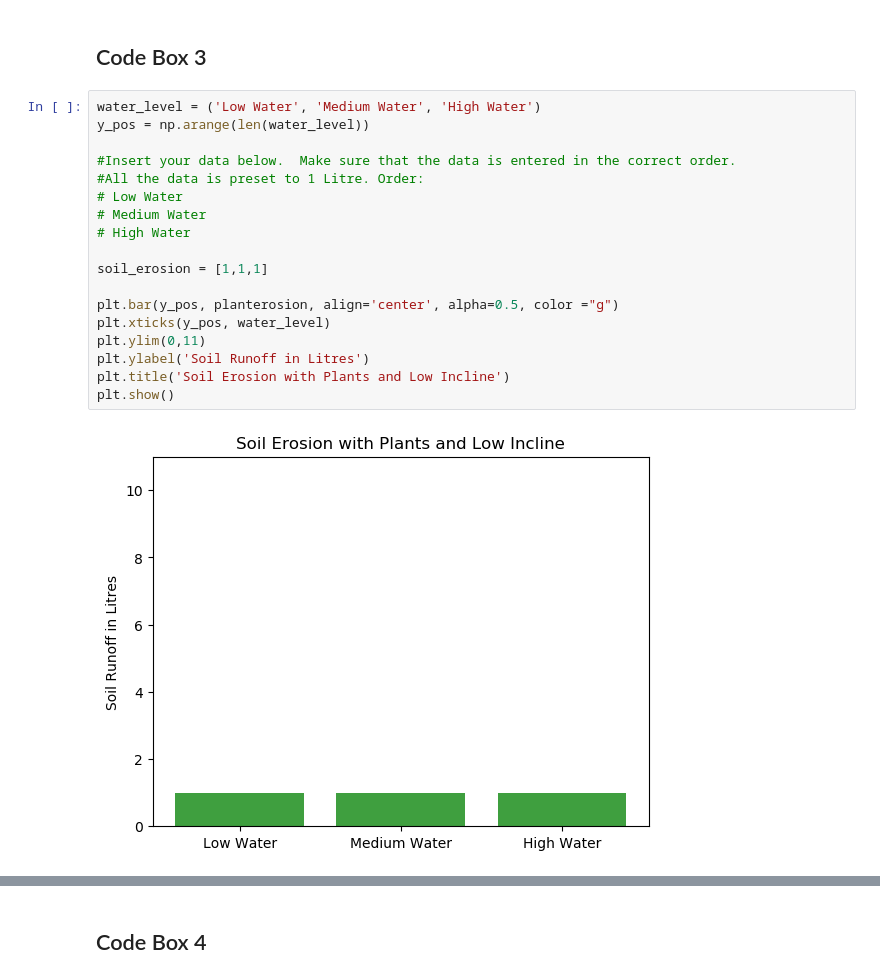
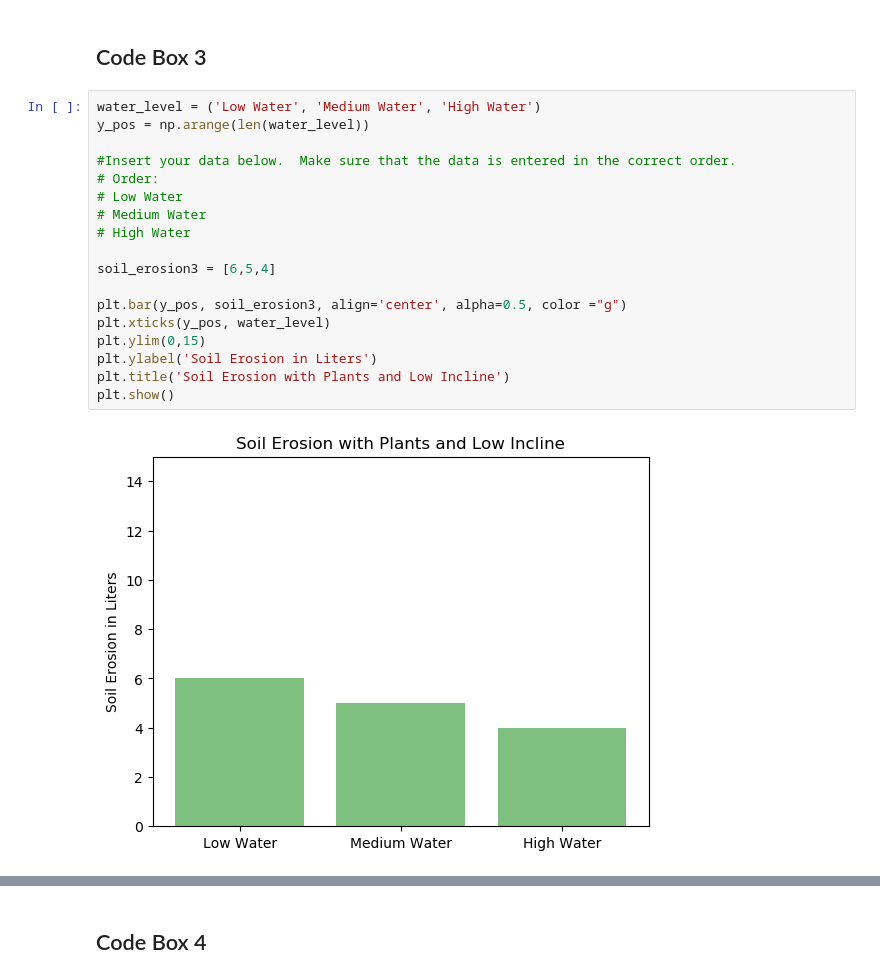
Before and after one commit to adamlamee/OCPS-grade-6, a Jupyter notebook: ErosionFinal.ipynb, the cells around one changed output, grey strips where cells are left out. Saved outputs shown, nothing was run; the diff lists cells and outputs as text.

Commit message:
Updated Erosion Notebook File
defined variables more specifically correlated with Google doc.

```diff
--- a/ErosionFinal.ipynb
+++ b/ErosionFinal.ipynb
@@ -43,20 +39,20 @@ Using the "Eroison: Here Today, Gone Tomorrow" Module run tests for soil erosion
 # %%
 water_level = ('Low Water', 'Medium Water', 'High Water')
 y_pos = np.arange(len(water_level))
 
 #Insert your data below.  Make sure that the data is entered in the correct order.
-#All the data is preset to 1 Litre. Order:
+# Order:
 # Low Water
 # Medium Water
 # High Water
 
-soil_erosion = [1,1,1]
+soil_erosion3 = [6,5,4]
 
-plt.bar(y_pos, planterosion, align='center', alpha=0.5, color ="g")
+plt.bar(y_pos, soil_erosion3, align='center', alpha=0.5, color ="g")
 plt.xticks(y_pos, water_level)
-plt.ylim(0,11)
-plt.ylabel('Soil Runoff in Litres')
+plt.ylim(0,15)
+plt.ylabel('Soil Erosion in Liters')
 plt.title('Soil Erosion with Plants and Low Incline')
 plt.show()
 # %% [output]
-[figure, old version]
+[figure, new version]
```
Also changed, not shown: parts of 12 cells of this notebook.
